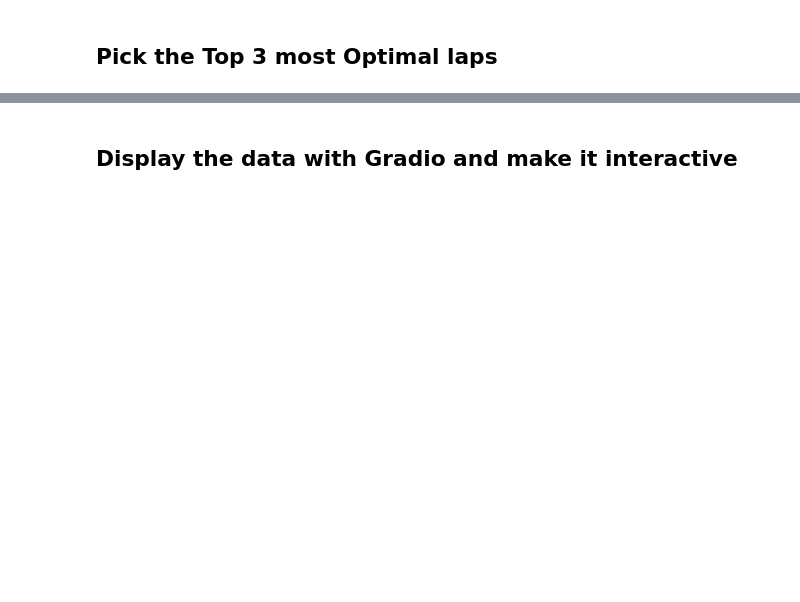
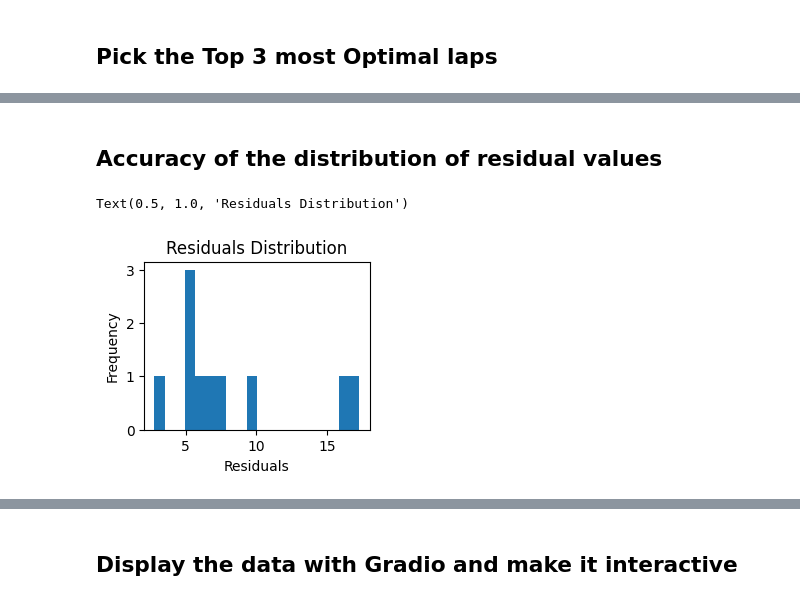
Before and after one commit to adhenzmiranda/Pitstop-ML-Prediction-with-2024-Data, a Jupyter notebook: optimal_pit_strat_main.ipynb, the cells around one changed output, grey strips where cells are left out. Drawn from its saved outputs; the diff is of its cells as text; code cells hidden in the pictures; blank space fills up the shorter version.

```diff
--- a/optimal_pit_strat_main.ipynb
+++ b/optimal_pit_strat_main.ipynb
@@ -218,0 +208,12 @@ plt.show()
+# %% [markdown]
+## Accuracy of the distribution of residual values
+# %%
+# 2. Residuals Distribution
+plt.subplot(2, 2, 2)
+plt.hist(residuals, bins=20)
+plt.xlabel('Residuals')
+plt.ylabel('Frequency')
+plt.title('Residuals Distribution')
+# %% [output]
+Text(0.5, 1.0, 'Residuals Distribution')
+[figure, added]
```
Also changed, not shown: parts of 15 cells of this notebook, 2 other files.
